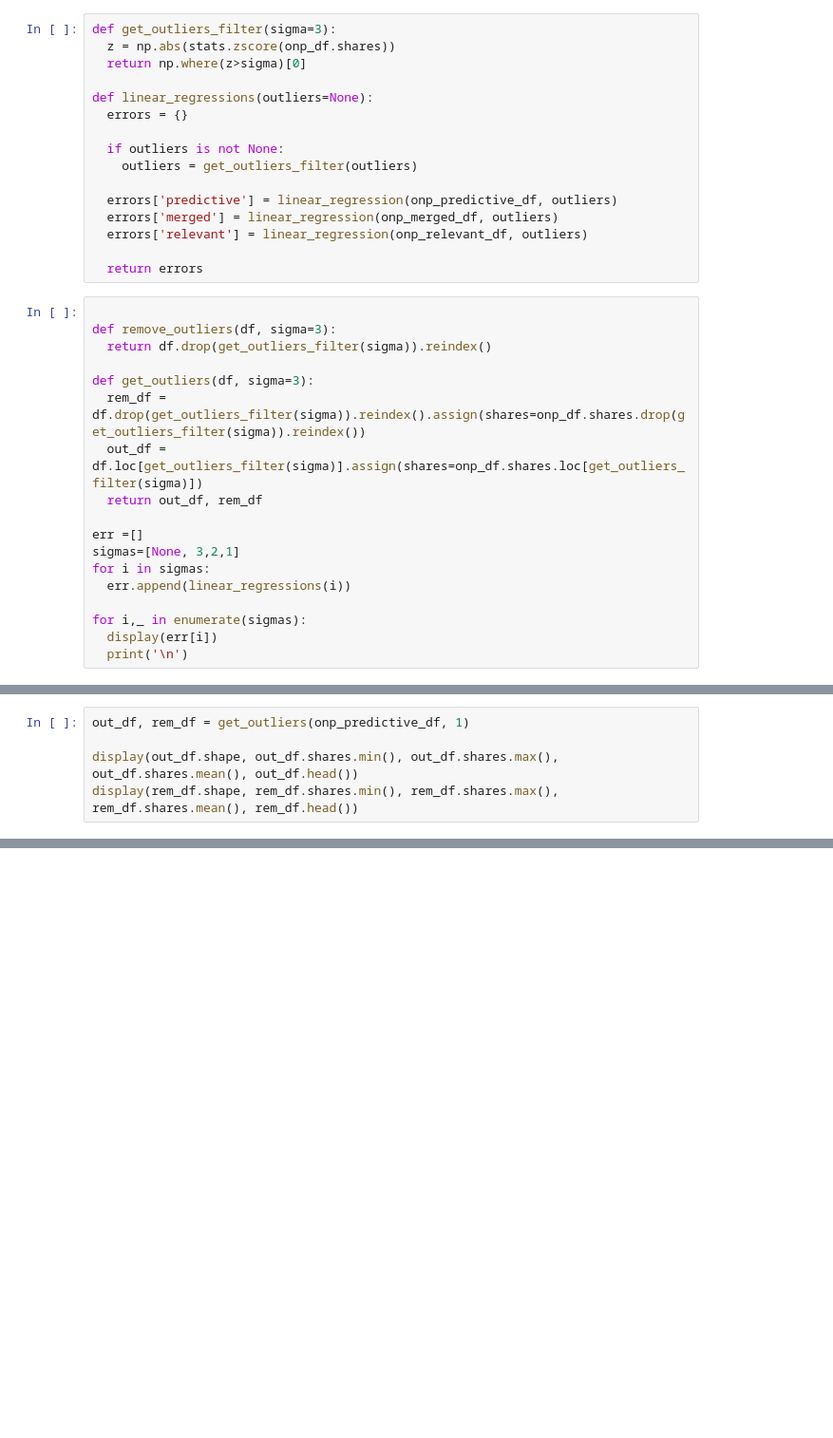
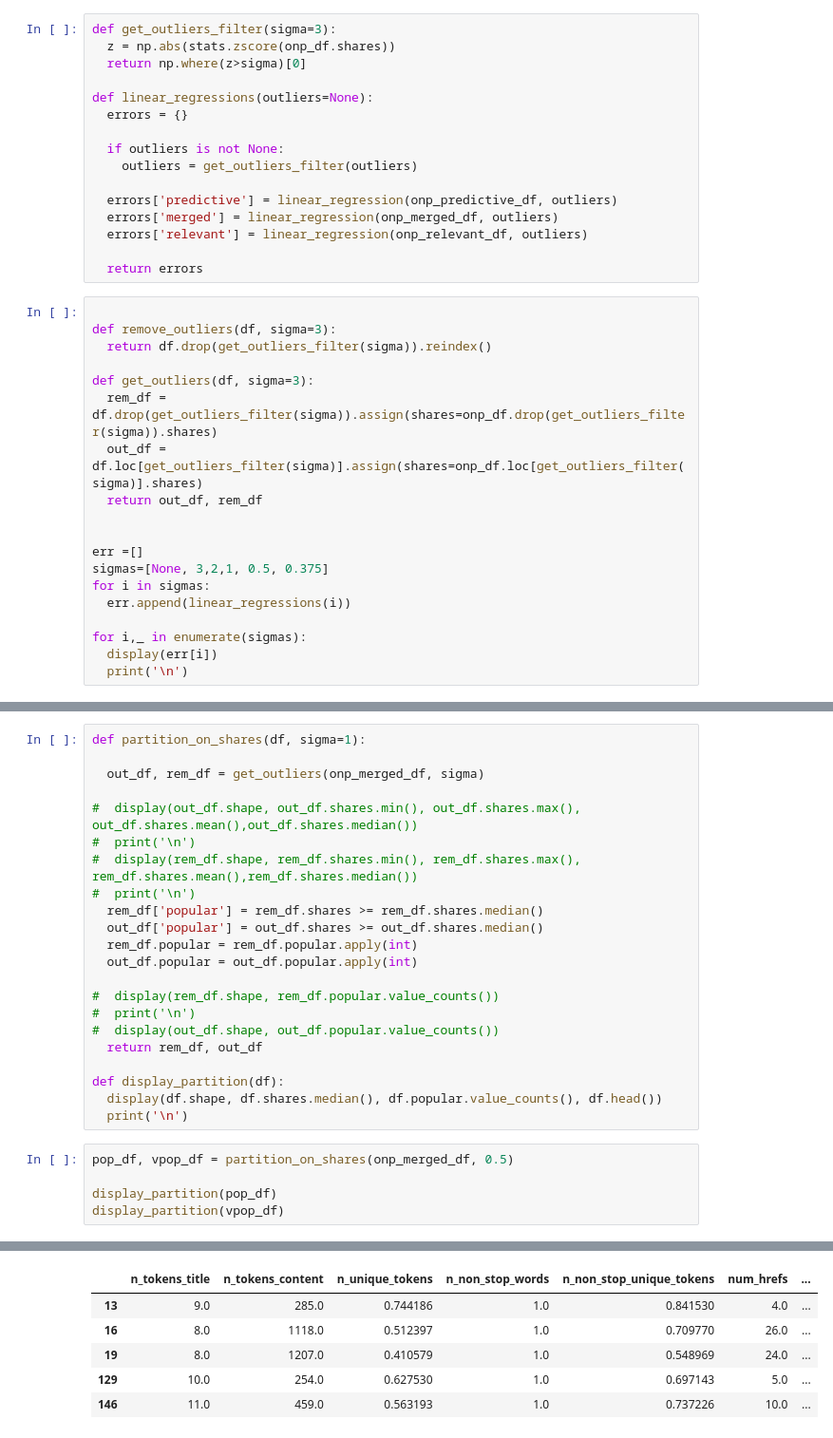
Before and after one commit to nsriniva/DS-Unit-1-Build, a Jupyter notebook: DS_Unit_1_BuildProject_1.ipynb, the cells around one changed output, grey strips where cells are left out. Shown at 95% size. Cells and saved outputs as stored; diff of their text form; blank space fills up the shorter version.

```diff
--- a/DS_Unit_1_BuildProject_1.ipynb
+++ b/DS_Unit_1_BuildProject_1.ipynb
@@ -297,12 +321,13 @@ def remove_outliers(df, sigma=3):
   return df.drop(get_outliers_filter(sigma)).reindex()
 
 def get_outliers(df, sigma=3):
-  rem_df = df.drop(get_outliers_filter(sigma)).reindex().assign(shares=onp_df.shares.drop(get_outliers_filter(sigma)).reindex())
-  out_df =  df.loc[get_outliers_filter(sigma)].assign(shares=onp_df.shares.loc[get_outliers_filter(sigma)])
+  rem_df = df.drop(get_outliers_filter(sigma)).assign(shares=onp_df.drop(get_outliers_filter(sigma)).shares)
+  out_df =  df.loc[get_outliers_filter(sigma)].assign(shares=onp_df.loc[get_outliers_filter(sigma)].shares)
   return out_df, rem_df
 
+
 err =[]
-sigmas=[None, 3,2,1]
+sigmas=[None, 3,2,1, 0.5, 0.375]
 for i in sigmas:
   err.append(linear_regressions(i))
 
@@ -325,5 +355,0 @@ for i,_ in enumerate(sigmas):
-# %%
-out_df, rem_df = get_outliers(onp_predictive_df, 1)
-
-display(out_df.shape, out_df.shares.min(), out_df.shares.max(), out_df.shares.mean(), out_df.head())
-display(rem_df.shape, rem_df.shares.min(), rem_df.shares.max(), rem_df.shares.mean(), rem_df.head())
@@ -350,0 +356,28 @@ display(rem_df.shape, rem_df.shares.min(), rem_df.shares.max(), rem_df.shares.me
+# %%
+def partition_on_shares(df, sigma=1):
+
+  out_df, rem_df = get_outliers(onp_merged_df, sigma)
+
+#  display(out_df.shape, out_df.shares.min(), out_df.shares.max(), out_df.shares.mean(),out_df.shares.median())
+#  print('\n')
+#  display(rem_df.shape, rem_df.shares.min(), rem_df.shares.max(), rem_df.shares.mean(),rem_df.shares.median())
+#  print('\n')
+  rem_df['popular'] = rem_df.shares >= rem_df.shares.median()
+  out_df['popular'] = out_df.shares >= out_df.shares.median()
+  rem_df.popular = rem_df.popular.apply(int)
+  out_df.popular = out_df.popular.apply(int)
+
+#  display(rem_df.shape, rem_df.popular.value_counts())
+#  print('\n')
+#  display(out_df.shape, out_df.popular.value_counts())
+  return rem_df, out_df
+
+def display_partition(df):
+  display(df.shape, df.shares.median(), df.popular.value_counts(), df.head())
+  print('\n')
+# %%
+pop_df, vpop_df = partition_on_shares(onp_merged_df, 0.5)
+
+display_partition(pop_df)
+display_partition(vpop_df)
+# %% [output]
@@ -350,0 +400,6 @@ display(rem_df.shape, rem_df.shares.min(), rem_df.shares.max(), rem_df.shares.me
+|  | n_tokens_title | n_tokens_content | n_unique_tokens | n_non_stop_words | n_non_stop_unique_tokens | num_hrefs | ... |
+| 13 | 9.0 | 285.0 | 0.744186 | 1.0 | 0.841530 | 4.0 | ... |
+| 16 | 8.0 | 1118.0 | 0.512397 | 1.0 | 0.709770 | 26.0 | ... |
+| 19 | 8.0 | 1207.0 | 0.410579 | 1.0 | 0.548969 | 24.0 | ... |
+| 129 | 10.0 | 254.0 | 0.627530 | 1.0 | 0.697143 | 5.0 | ... |
+| 146 | 11.0 | 459.0 | 0.563193 | 1.0 | 0.737226 | 10.0 | ... |
```
Also changed, not shown: parts of 6 cells of this notebook.
